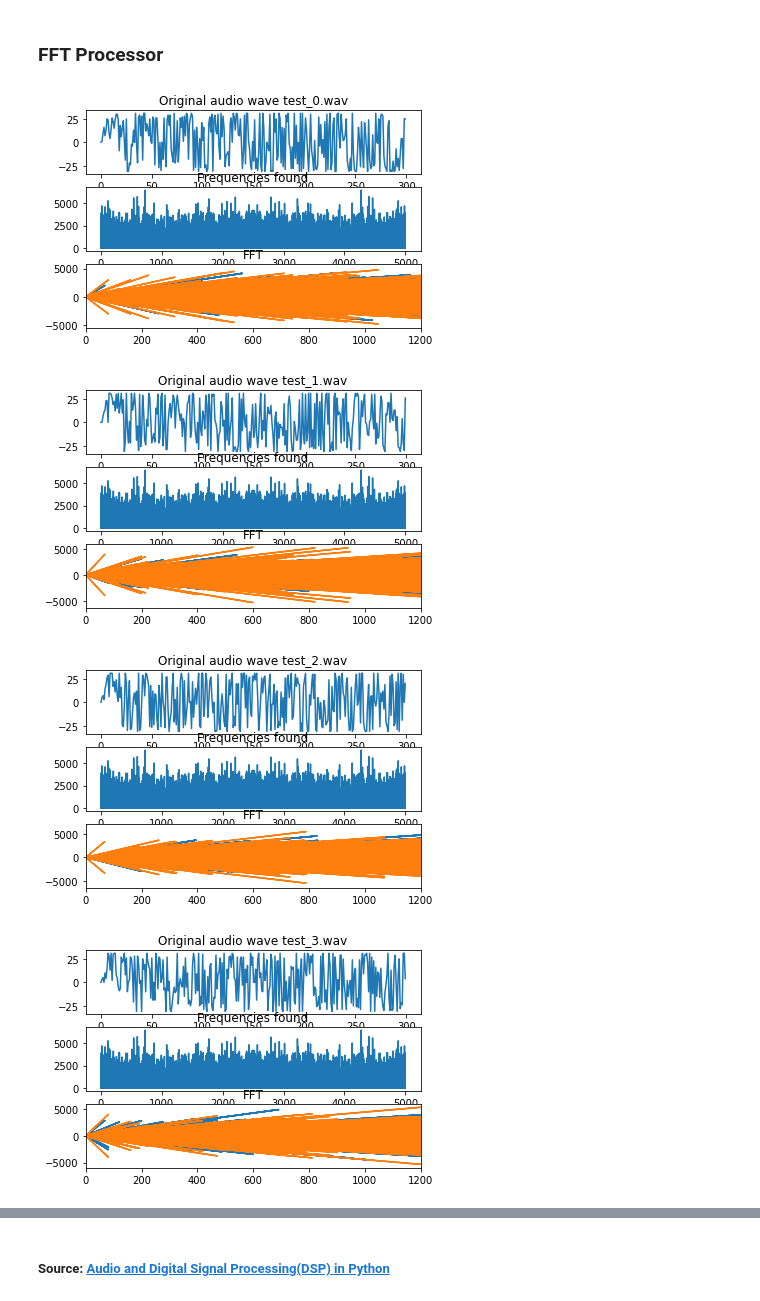
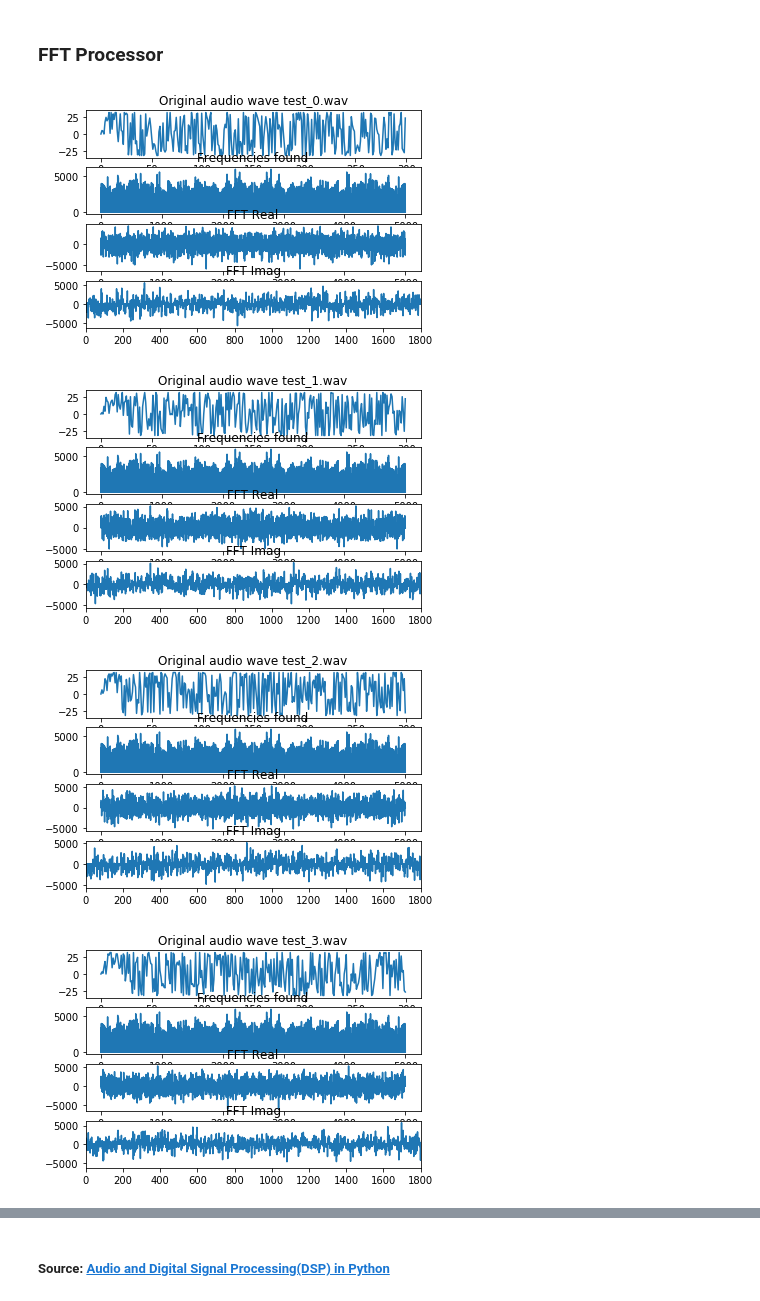
Before and after one commit to squassina/wav-generator, a Jupyter notebook: DSP_DA_AD.ipynb, the cells around one changed output, grey strips where cells are left out. Cells and saved outputs as stored; diff of their text form; code cells hidden in the pictures.

Commit message:
Adjust typos and separate FFT real imag values

```diff
--- a/DSP_DA_AD.ipynb
+++ b/DSP_DA_AD.ipynb
@@ -37,7 +37,7 @@ for i in range(qty_files):
     file = "test_"+str(i)+".wav"
     clean_siesm_wave = [np.sin(np.random.random() * frequency * x / sampling_rate) for x in range(num_samples)]
     noise_siesm_wave = [np.sin(np.random.random() * freq_noise * x / sampling_rate) for x in range(num_samples)]
-    sism_wave = clean_sism_wave + noise_sism_wave
+    sism_wave = clean_siesm_wave + noise_siesm_wave
     wav_file=wave.open(file, 'w')
     wav_file.setparams((nchannels, sampwidth, int(sampling_rate), nframes, comptype, compname))
     for s in sism_wave:
@@ -64,22 +64,25 @@ for i in range(qty_files):
 # %%
 for i in data.keys():
     structure = np.array(data[i]['structure'])
     data_fft = data[i]['data_fft']
     frequecies = data[i]['frequencies']
 
-    plt.subplot(3,1,1)
+    plt.subplot(4,1,1)
     plt.plot(structure[:300])
     plt.title("Original audio wave " + i)
-    plt.subplot(3,1,2)
+    plt.subplot(4,1,2)
     plt.plot(frequencies)
     plt.title("Frequencies found")
-    plt.subplot(3,1,3)
-    plt.plot(frequencies, data_fft.real, frequencies, data_fft.imag)
-    plt.title("FFT")
-    plt.xlim(0,1200)
+    plt.subplot(4,1,3)
+    plt.plot(data_fft.real)
+    plt.title("FFT Real")
+    plt.subplot(4,1,4)
+    plt.plot(data_fft.imag)
+    plt.title("FFT Imag")
+    plt.xlim(0,1800)
     plt.show()
 # %% [output]
-[figure, old version]
+[figure, new version]
-[figure, old version]
+[figure, new version]
-[figure, old version]
+[figure, new version]
-[figure, old version]
+[figure, new version]
```
Also changed, not shown: parts of 1 cell of this notebook.
